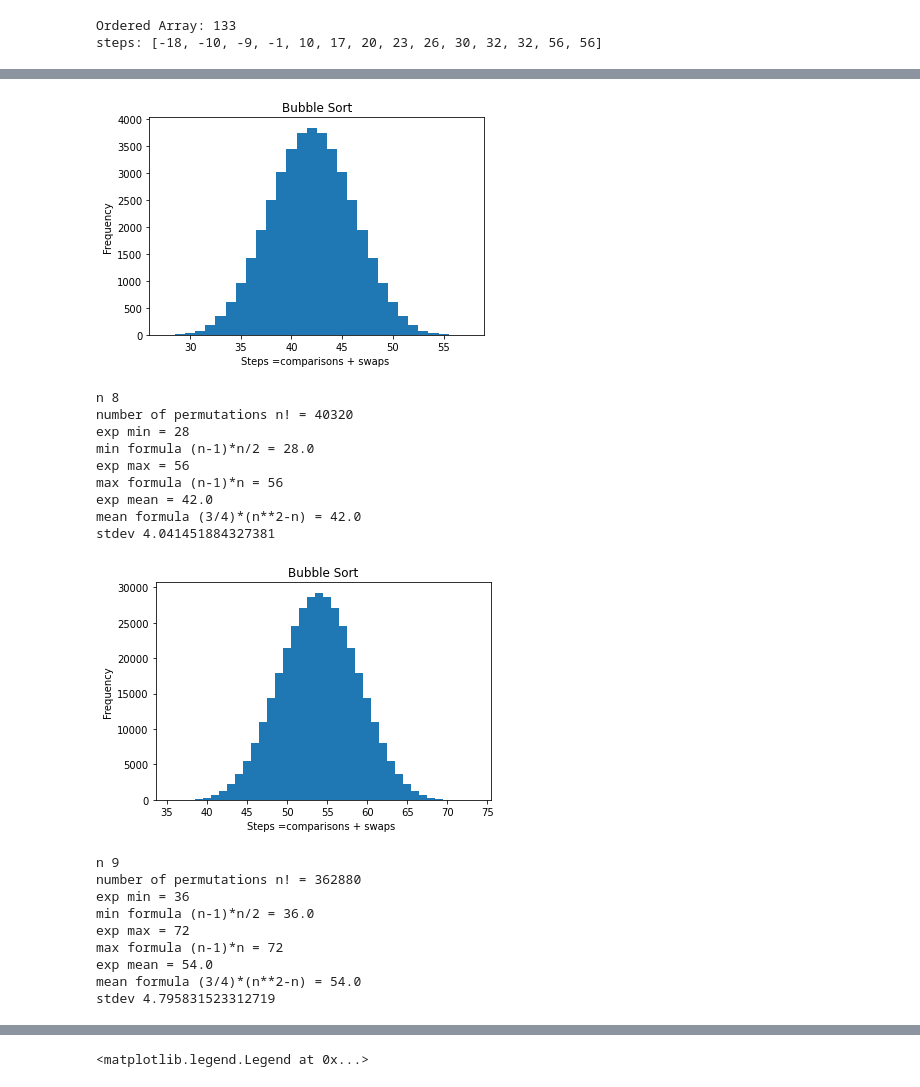
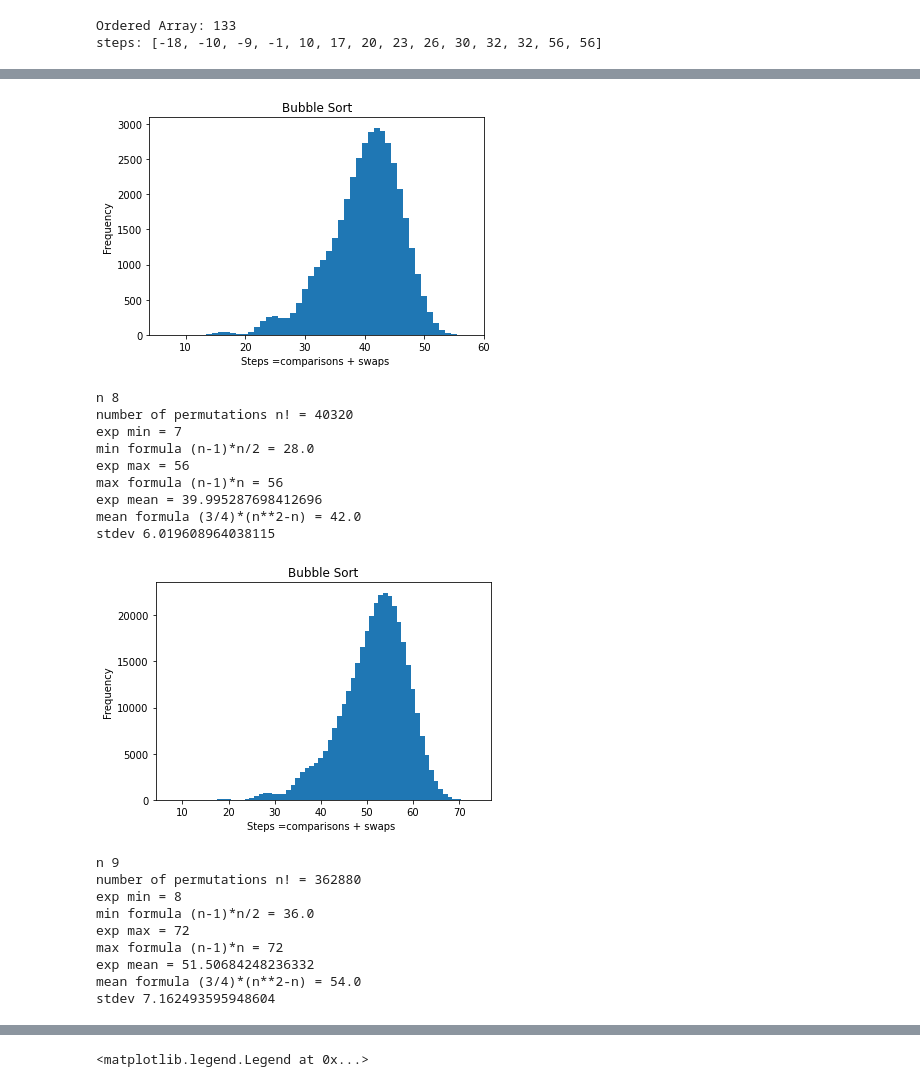
Before and after one commit to jebalseroo/AlgorithmsUN2021II, a Jupyter notebook: Lab9/BubbleSortOptDistributionWithoutRepGroup4.ipynb, the cells around one changed output, grey strips where cells are left out. Saved outputs shown, nothing was run; the diff lists cells and outputs as text; code cells hidden in the pictures.

```diff
--- a/Lab9/BubbleSortOptDistributionWithoutRepGroup4.ipynb
+++ b/Lab9/BubbleSortOptDistributionWithoutRepGroup4.ipynb
@@ -189,7 +189,7 @@ times =  []
 # Print the obtained permutations
 for i in list(perm):
     i = list(i)
-    times.append(bubbleSort(i))
+    times.append(OptimizedBubbleSort(i))
 
 b = np.array(range(min(times)-1,max(times)+2) ) +0.5
 plt.hist(times,bins=b)
@@ -231,7 +231,7 @@ times =  []
 # Print the obtained permutations
 for i in list(perm):
     i = list(i)
-    times.append(bubbleSort(i))
+    times.append(OptimizedBubbleSort(i))
 
 b = np.array(range(min(times)-1,max(times)+2) ) +0.5
 plt.hist(times,bins=b)
@@ -273,7 +273,7 @@ times =  []
 # Print the obtained permutations
 for i in list(perm):
     i = list(i)
-    times.append(bubbleSort(i))
+    times.append(OptimizedBubbleSort(i))
 
 b = np.array(range(min(times)-1,max(times)+2) ) +0.5
 plt.hist(times,bins=b)
@@ -315,7 +315,7 @@ times =  []
 # Print the obtained permutations
 for i in list(perm):
     i = list(i)
-    times.append(bubbleSort(i))
+    times.append(OptimizedBubbleSort(i))
 
 b = np.array(range(min(times)-1,max(times)+2) ) +0.5
 plt.hist(times,bins=b)
@@ -334,58 +334,58 @@ print("exp mean =",np.mean(times))
 print("mean formula (3/4)*(n**2-n) =",(3/4)*(n**2-n))
 print("stdev",np.std(times))
 # %% [output]
-[figure, old version]
+[figure, new version]
 n 8
 number of permutations n! = 40320
-exp min = 28
+exp min = 7
 min formula (n-1)*n/2 = 28.0
 exp max = 56
 max formula (n-1)*n = 56
-exp mean = 42.0
+exp mean = 39.995287698412696
 mean formula (3/4)*(n**2-n) = 42.0
-stdev 4.041451884327381
+stdev 6.019608964038115
 # %%
 from itertools import permutations
 import matplotlib.pyplot as plt
 import numpy as np
 import math
 
 n = 9
 perm = permutations(range(1,n+1))
 
 times =  []
 # Print the obtained permutations
 for i in list(perm):
     i = list(i)
-    times.append(bubbleSort(i))
+    times.append(OptimizedBubbleSort(i))
 
 b = np.array(range(min(times)-1,max(times)+2) ) +0.5
 plt.hist(times,bins=b)
 plt.title("Bubble Sort")
 plt.xlabel("Steps =comparisons + swaps ")
 plt.ylabel("Frequency")
 plt.show()
 
 print("n",n)
 print("number of permutations n! =",math.factorial(n))
 print("exp min =",min(times))
 print("min formula (n-1)*n/2 =",(n-1)*n/2)
 print("exp max =",max(times))
 print("max formula (n-1)*n =",(n-1)*n)
 print("exp mean =",np.mean(times))
 print("mean formula (3/4)*(n**2-n) =",(3/4)*(n**2-n))
 print("stdev",np.std(times))
 # %% [output]
-[figure, old version]
+[figure, new version]
 n 9
 number of permutations n! = 362880
-exp min = 36
+exp min = 8
 min formula (n-1)*n/2 = 36.0
 exp max = 72
 max formula (n-1)*n = 72
-exp mean = 54.0
+exp mean = 51.50684248236332
 mean formula (3/4)*(n**2-n) = 54.0
-stdev 4.795831523312719
+stdev 7.162493595948604
 # %%
 from itertools import permutations
 import matplotlib.pyplot as plt
```
Also changed, not shown: parts of 17 cells of this notebook.
